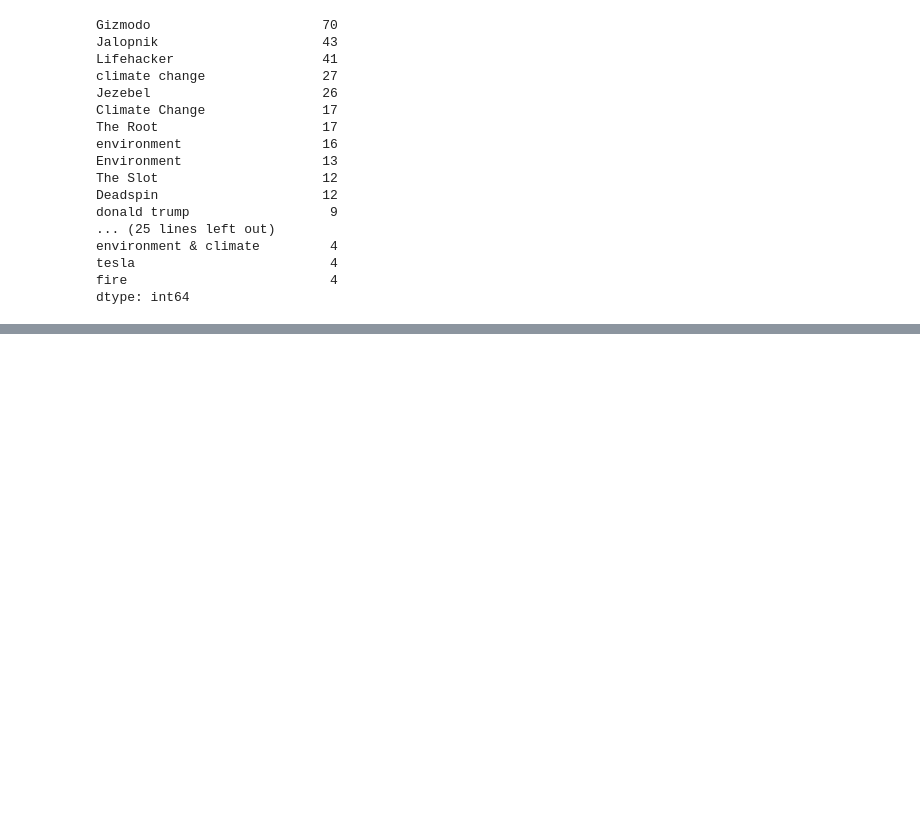
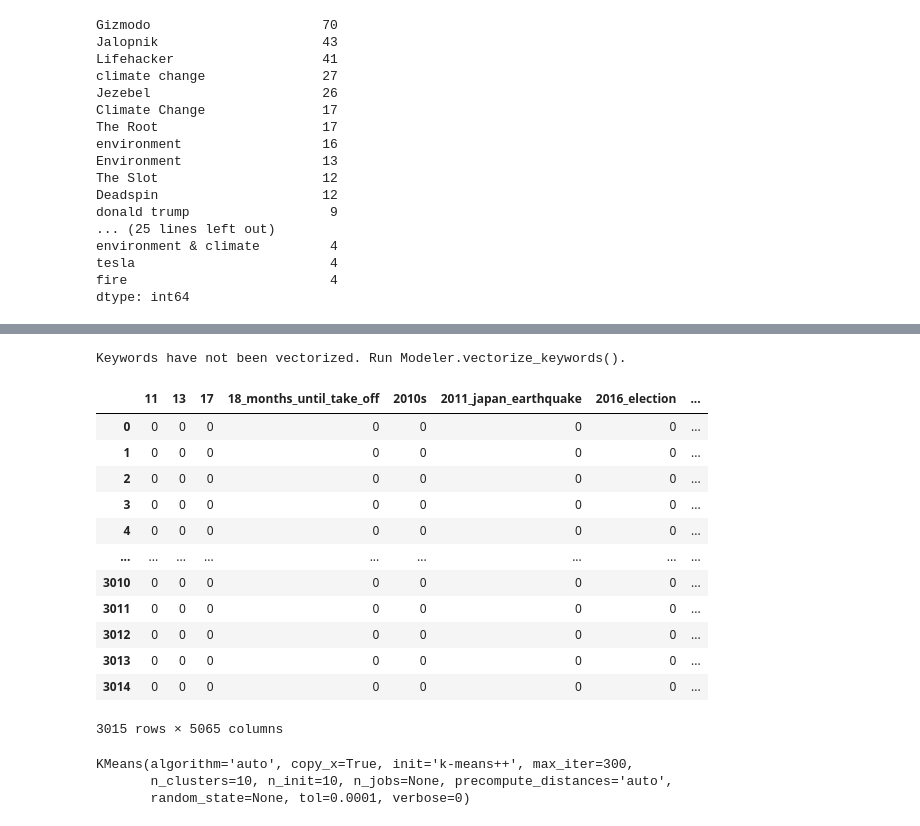
Before and after one commit to climatebrad/gndnews, a Jupyter notebook: index.ipynb, the cells around one changed output, grey strips where cells are left out. Saved outputs shown, nothing was run; the diff lists cells and outputs as text; code cells hidden in the pictures; blank space fills up the shorter version.

Commit message:
modeler object

```diff
--- a/index.ipynb
+++ b/index.ipynb
@@ -285,0 +379,2 @@ dtype: int64
+# %%
+modeler = Modeler()
@@ -285,0 +417,26 @@ dtype: int64
+# %%
+modeler.vectorized_keywords
+# %% [output]
+Keywords have not been vectorized. Run Modeler.vectorize_keywords().
+# %%
+modeler.vectorize_keywords()
+# %% [output]
+|  | 11 | 13 | 17 | 18_months_until_take_off | 2010s | 2011_japan_earthquake | 2016_election | ... |
+| 0 | 0 | 0 | 0 | 0 | 0 | 0 | 0 | ... |
+| 1 | 0 | 0 | 0 | 0 | 0 | 0 | 0 | ... |
+| 2 | 0 | 0 | 0 | 0 | 0 | 0 | 0 | ... |
+| 3 | 0 | 0 | 0 | 0 | 0 | 0 | 0 | ... |
+| 4 | 0 | 0 | 0 | 0 | 0 | 0 | 0 | ... |
+| ... | ... | ... | ... | ... | ... | ... | ... | ... |
+| 3010 | 0 | 0 | 0 | 0 | 0 | 0 | 0 | ... |
+| 3011 | 0 | 0 | 0 | 0 | 0 | 0 | 0 | ... |
+| 3012 | 0 | 0 | 0 | 0 | 0 | 0 | 0 | ... |
+| 3013 | 0 | 0 | 0 | 0 | 0 | 0 | 0 | ... |
+| 3014 | 0 | 0 | 0 | 0 | 0 | 0 | 0 | ... |
+3015 rows × 5065 columns
+# %%
+modeler.cluster_keywords(10)
+# %% [output]
+KMeans(algorithm='auto', copy_x=True, init='k-means++', max_iter=300,
+       n_clusters=10, n_init=10, n_jobs=None, precompute_distances='auto',
+       random_state=None, tol=0.0001, verbose=0)
```
Also changed, not shown: parts of 14 cells of this notebook, 1 other file.
